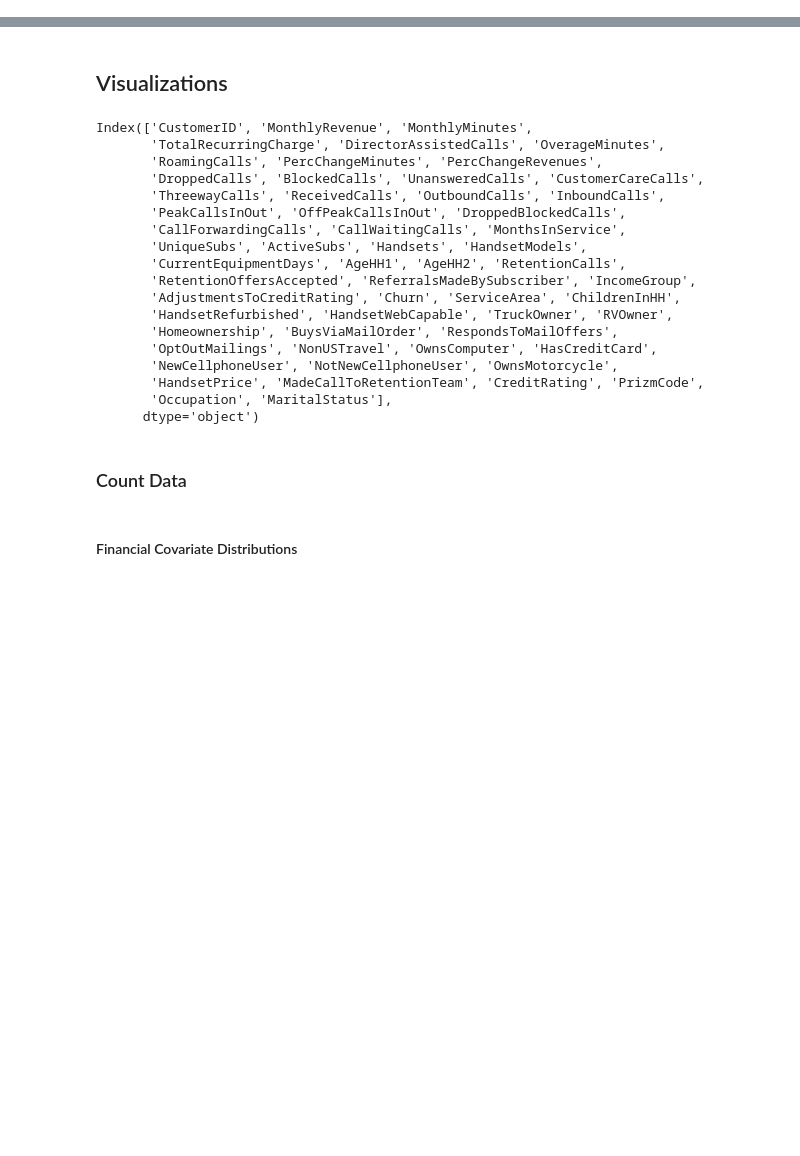
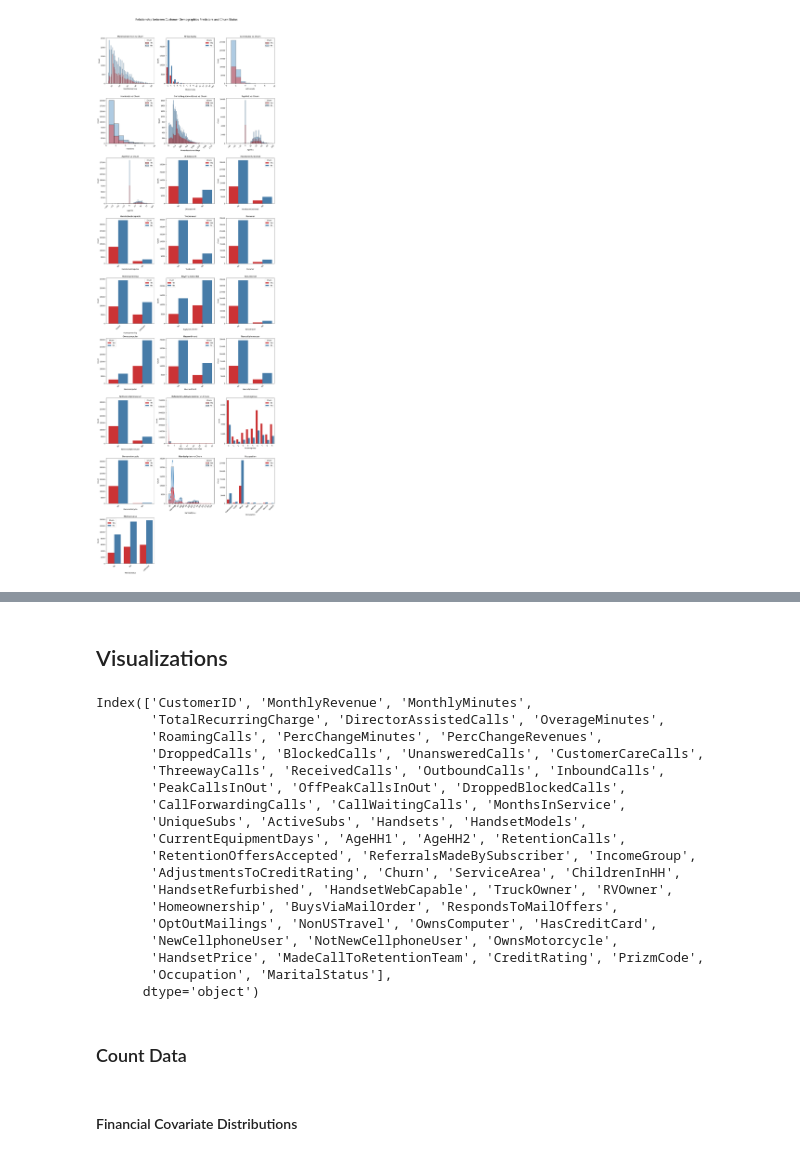
Before and after one commit to kayleeisokay/cs109a_final_project, a Jupyter notebook: MS3.ipynb, the cells around one changed output, grey strips where cells are left out. Saved outputs shown, nothing was run; the diff lists cells and outputs as text; code cells hidden in the pictures; blank space fills up the shorter version.

```diff
--- a/MS3.ipynb
+++ b/MS3.ipynb
@@ -0,0 +333,80 @@
+# %%
+#"Cust_demographic": ["MonthsInService", "UniqueSubs", "ActiveSubs", "ServiceArea", "Handsets", "HandsetModels", "CurrentEquipmentDays", "AgeHH1", "AgeHH2", "ChildrenInHH", "HandsetRefurbished",
+# "HandsetWebCapable", "TruckOwner", "RVOwner", "Homeownership", "BuysViaMailOrder", "NonUSTravel", "OwnsComputer", "HasCreditCard", "NewCellphoneUser", "NotNewCellphoneUser",
+# "ReferralsMadeBySubscriber", "IncomeGroup", "OwnsMotorcycle", "HandsetPrice", "PrizmCode", "Occupation", "MaritalStatus"],
+#Customercare Category plot
+
+
+predictors = [
+    ('MonthsInService', 'histplot', {'kde': False, 'alpha': 0.4}),
+    ('UniqueSubs', 'countplot', {}),
+    ('ActiveSubs', 'histplot', {'kde': False, 'alpha': 0.4,'binwidth' : 1}),
+    ('Handsets', 'histplot', {'kde': False, 'alpha': 0.4,'binwidth' : 1}),
+    ('CurrentEquipmentDays', 'histplot', {'kde': False, 'alpha': 0.4}),
+    ('AgeHH1', 'histplot', {'kde': False, 'alpha': 0.4}),
+    ('AgeHH2', 'histplot', {'kde': False, 'alpha': 0.4}),
+    ('ChildrenInHH', 'countplot', {}),
+    ('HandsetRefurbished', 'countplot', {}),
+    ('HandsetWebCapable', 'countplot', {}),
+    ('TruckOwner', 'countplot', {}),
+    ('RVOwner', 'countplot', {}),
+    ('Homeownership', 'countplot', {}),
+    ('BuysViaMailOrder', 'countplot', {}),
+    ('NonUSTravel', 'countplot', {}),
+    ('OwnsComputer', 'countplot', {}),
+    ('HasCreditCard', 'countplot', {}),
+    ('NewCellphoneUser', 'countplot', {}),
+    ('NotNewCellphoneUser', 'countplot', {}),
+    ('ReferralsMadeBySubscriber', 'histplot', {'kde': True, 'alpha': 0.4}),
+    ('IncomeGroup', 'countplot', {}),
+    ('OwnsMotorcycle', 'countplot', {}),
+    ('HandsetPrice', 'histplot', {'kde': True, 'alpha': 0.4}),
+    ('Occupation', 'countplot', {}),
+    ('MaritalStatus', 'countplot', {})
+]
+
+
+sns.set_palette("Set1")
+
+
+available_predictors = [(predictor, plot_type, plot_kwargs) for predictor, plot_type, plot_kwargs in predictors if not xtrain_customer_demo[predictor].dropna().empty]
+
+
+n_plots = len(available_predictors)
+ncols = 3
+nrows = (n_plots + ncols - 1) // ncols
+
+
+fig, axes = plt.subplots(nrows=nrows, ncols=ncols, figsize=(15, 5 * nrows))
+fig.suptitle("Relationship between Customer Demographics Predictors and Churn Status", fontsize=16, y=1.02)
+axes = axes.ravel()
+
+
+for i, (predictor, plot_type, plot_kwargs) in enumerate(available_predictors):
+    if plot_type == 'histplot':
+        sns.histplot(data=xtrain_customer_demo, x=predictor, hue='Churn', ax=axes[i], **plot_kwargs)
+        axes[i].set_title(f'{predictor.replace("_", " ").title()} vs Churn')
+        axes[i].set_xlabel(predictor.replace("_", " ").title())
+        axes[i].set_ylabel("Count")
+
+        if predictor == 'Handsets':
+            axes[i].set_xlim(0, 10)
+        elif predictor == 'ActiveSubs':
+            axes[i].set_xlim(0, 10)
+
+    elif plot_type == 'countplot':
+        sns.countplot(data=xtrain_customer_demo, x=predictor, hue='Churn', ax=axes[i])
+        axes[i].set_title(f'{predictor.replace("_", " ").title()}')
+        axes[i].set_xlabel(predictor.replace("_", " ").title())
+        axes[i].set_ylabel("Count")
+
+    axes[i].tick_params(axis='x', rotation=45)
+
+
+for j in range(i + 1, len(axes)):
+    axes[j].axis('off')
+
+plt.tight_layout()
+plt.show()
+# %% [output]
+[figure, added]
```
Also changed, not shown: parts of 28 cells of this notebook.
